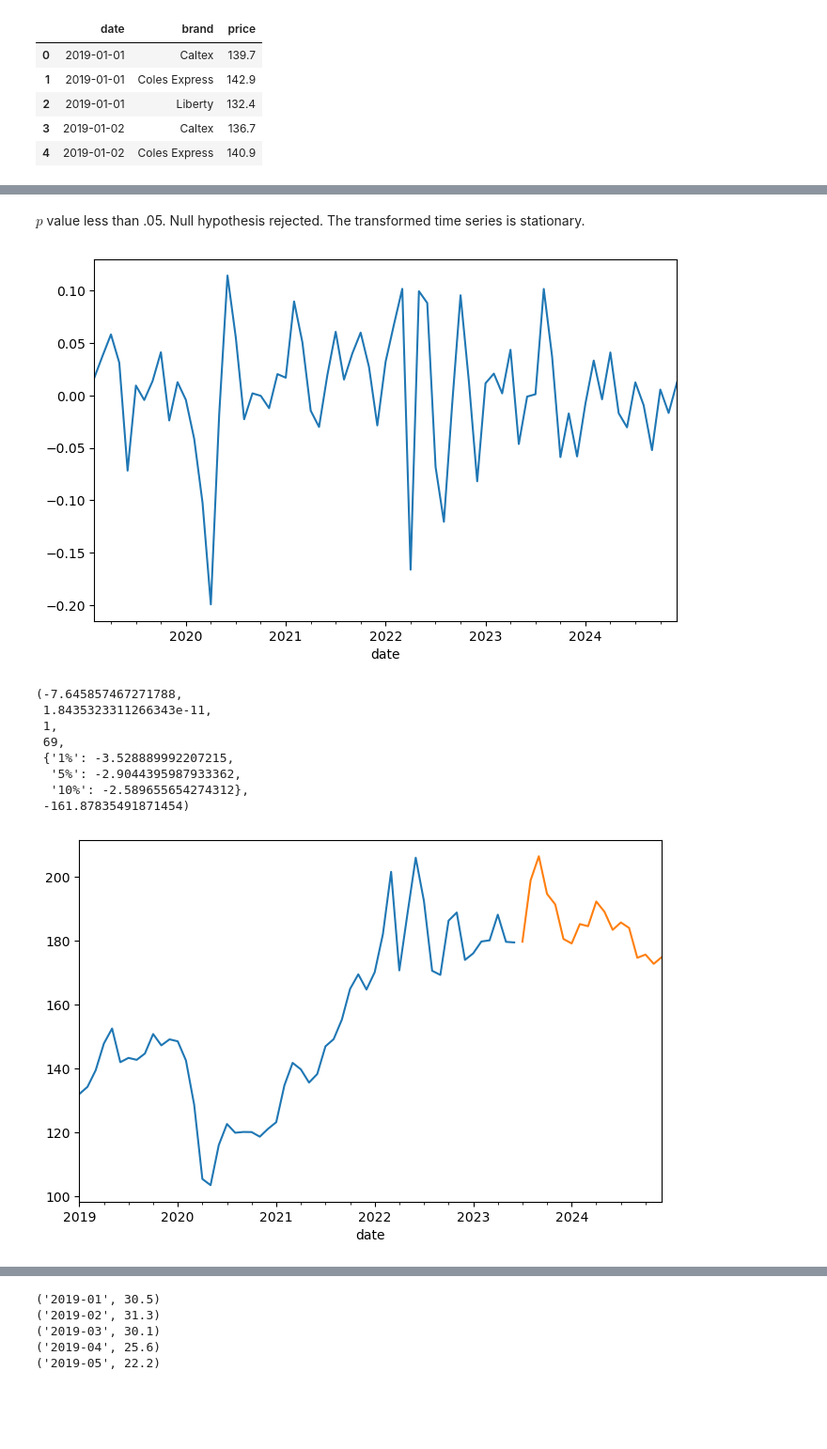
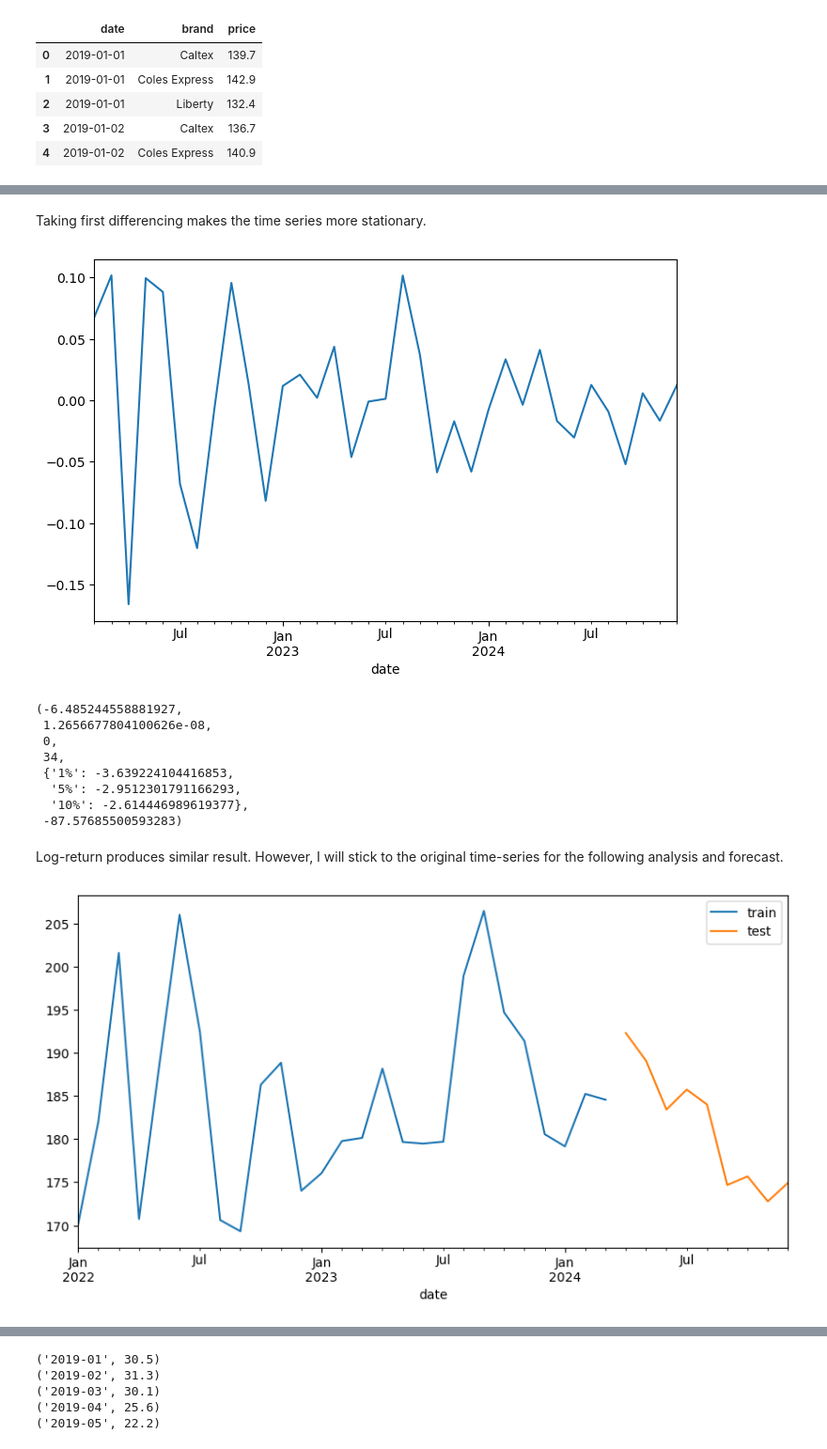
Before and after one commit to moscmh/portfolio, a Jupyter notebook: Time_Series/Perth_Fuel_Forecast/perth_fuel.ipynb, the cells around one changed output, grey strips where cells are left out. Shown at 94% size. Cells and saved outputs as stored; diff of their text form; code cells hidden in the pictures; blank space fills up the shorter version.

```diff
--- a/Time_Series/Perth_Fuel_Forecast/perth_fuel.ipynb
+++ b/Time_Series/Perth_Fuel_Forecast/perth_fuel.ipynb
@@ -69,3 +70,5 @@ Number of columns: 3
+# %%
+df = pd.read_excel('perth_fuel.xlsx').iloc[:,1:]
 # %%
 df.drop_duplicates(inplace=True)
 print(f"Number of rows: {df.shape[0]}")
@@ -105,4 +110,5 @@ df['date'] = df['month_year']
 # %%
 # Group dataset by date and aggregate by price's mean
 df_uni = df.groupby(['date'])['price'].agg('mean')
-df_uni
+# Narrow down to 3 years data
+df_uni = df_uni[36:]
@@ -163,5 +155,5 @@ adfuller(df_uni_1diff)
-# %% [markdown]
-$p$ value less than .05. Null hypothesis rejected. The transformed time series is stationary.
+# %% [markdown]
+Taking first differencing makes the time series more stationary.
 # %%
 # Try log-return and test again
 df_uni_logreturn = np.log(df_uni/df_uni.shift(1)).dropna()
@@ -172,22 +164,26 @@ plt.show()
 
 adfuller(df_uni_logreturn)
 # %% [output]
-[figure, old version]
+[figure, new version]
-(-7.645857467271788,
- 1.8435323311266343e-11,
- 1,
- 69,
- {'1%': -3.528889992207215,
-  '5%': -2.9044395987933362,
-  '10%': -2.589655654274312},
- -161.87835491871454)
+(-6.485244558881927,
+ 1.2656677804100626e-08,
+ 0,
+ 34,
+ {'1%': -3.639224104416853,
+  '5%': -2.9512301791166293,
+  '10%': -2.614446989619377},
+ -87.57685500593283)
+# %% [markdown]
+Log-return produces similar result. However, I will stick to the original time-series for the following analysis and forecast.
 # %%
-# Training and testing datasets
-train = df_uni.iloc[:round(.75*len(df_uni))]
-test = df_uni.iloc[round(.75*len(df_uni)):]
-fig, ax = plt.subplots(figsize=(8,5))
-train.plot(ax=ax)
-test.plot(ax=ax)
+# Train test split
+train = df_uni.iloc[:round(df_uni.shape[0]*.75)]
+test = df_uni.iloc[round(df_uni.shape[0]*.75):]
+
+fig, ax = plt.subplots(figsize=(10,5))
+train.plot(label='train', ax=ax)
+test.plot(label='test', ax=ax)
+plt.legend()
 plt.show()
 # %% [output]
-[figure, old version]
+[figure, new version]
```
Also changed, not shown: parts of 40 cells of this notebook, 1 other file.
